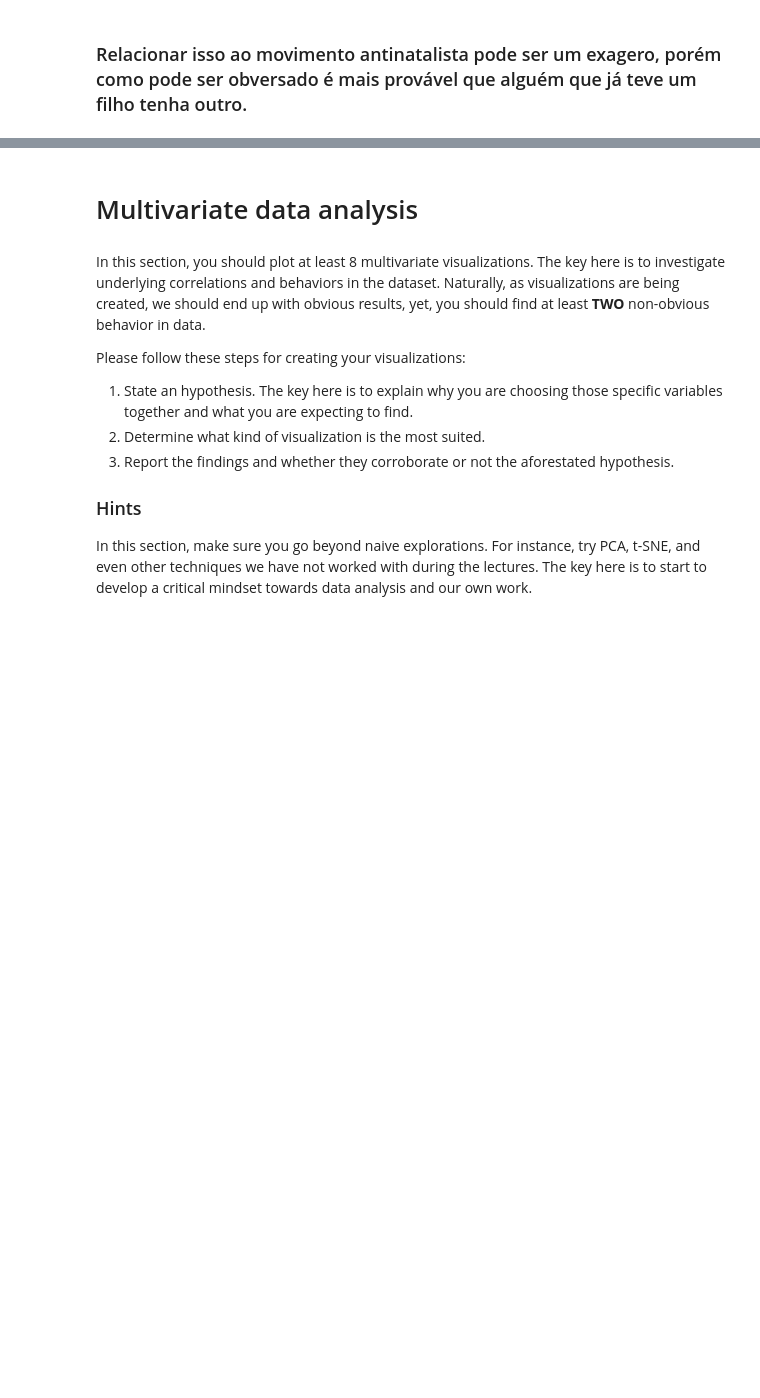
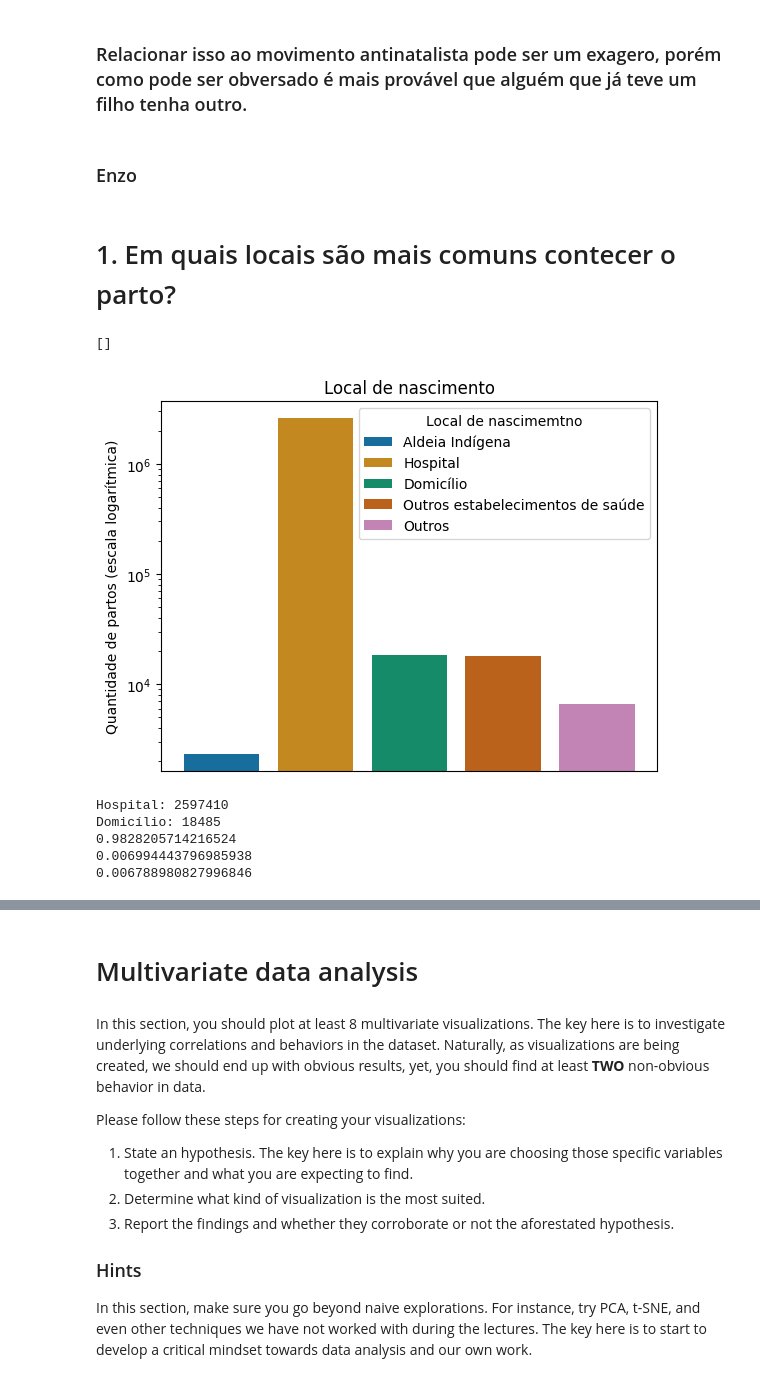
Before and after one commit to danielnowakassis/SINASC-Dataset, a Jupyter notebook: DS_project_template.ipynb, the cells around one changed output, grey strips where cells are left out. Drawn from its saved outputs; the diff is of its cells as text; code cells hidden in the pictures; blank space fills up the shorter version.

Commit message:
Adições univariadas Enzo

```diff
--- a/DS_project_template.ipynb
+++ b/DS_project_template.ipynb
@@ -456,2 +454,33 @@ plt.show()
 # %% [markdown]
 ### Relacionar isso ao movimento antinatalista pode ser um exagero, porém como pode ser obversado é mais provável que alguém que já teve um filho tenha outro.
+# %% [markdown]
+### Enzo
+# %% [markdown]
+# 1. Em quais locais são mais comuns contecer o parto?
+# %%
+loc_nasc = full_df[["LOCNASC"]].rename(columns={"LOCNASC": "Local de nascimemtno"})
+
+data = sns.countplot(data=loc_nasc[loc_nasc["Local de nascimemtno"] != 'nan'], x="Local de nascimemtno", hue="Local de nascimemtno", dodge=False, palette='colorblind')
+data.set(xlabel=None)
+data.set_yscale('log')
+plt.ylabel('Quantidade de partos (escala logarítmica)')
+plt.title("Local de nascimento")
+plt.tick_params(axis='x', which='both', bottom=False, top=False, labelbottom=False)
+plt.plot()
+# %% [output]
+[]
+[figure, added]
+# %%
+contagem = loc_nasc["Local de nascimemtno"].value_counts()
+
+print(f'Hospital: {contagem["Hospital"]}')
+print(f'Domicílio: {contagem["Domicílio"]}')
+print(contagem["Hospital"]/ len(loc_nasc["Local de nascimemtno"]))
+print(contagem["Domicílio"]/ len(loc_nasc["Local de nascimemtno"]))
+print(contagem["Outros estabelecimentos de saúde"]/ len(loc_nasc["Local de nascimemtno"]))
+# %% [output]
+Hospital: 2597410
+Domicílio: 18485
+0.9828205714216524
+0.006994443796985938
+0.006788980827996846
```
Also changed, not shown: parts of 30 cells of this notebook.
